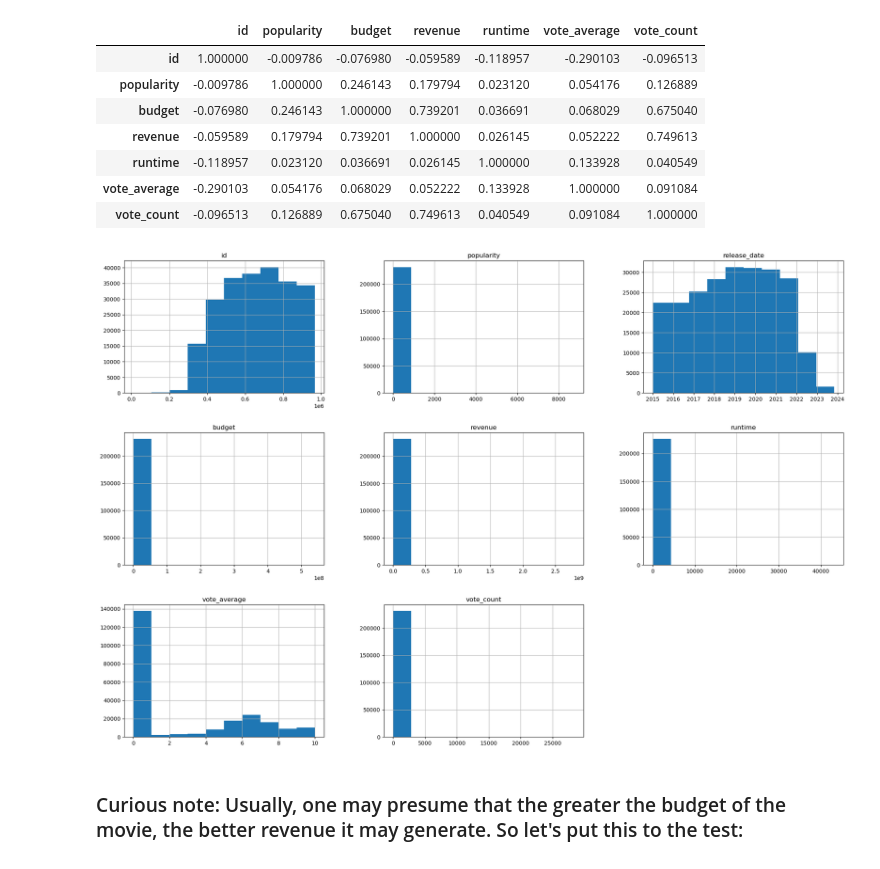
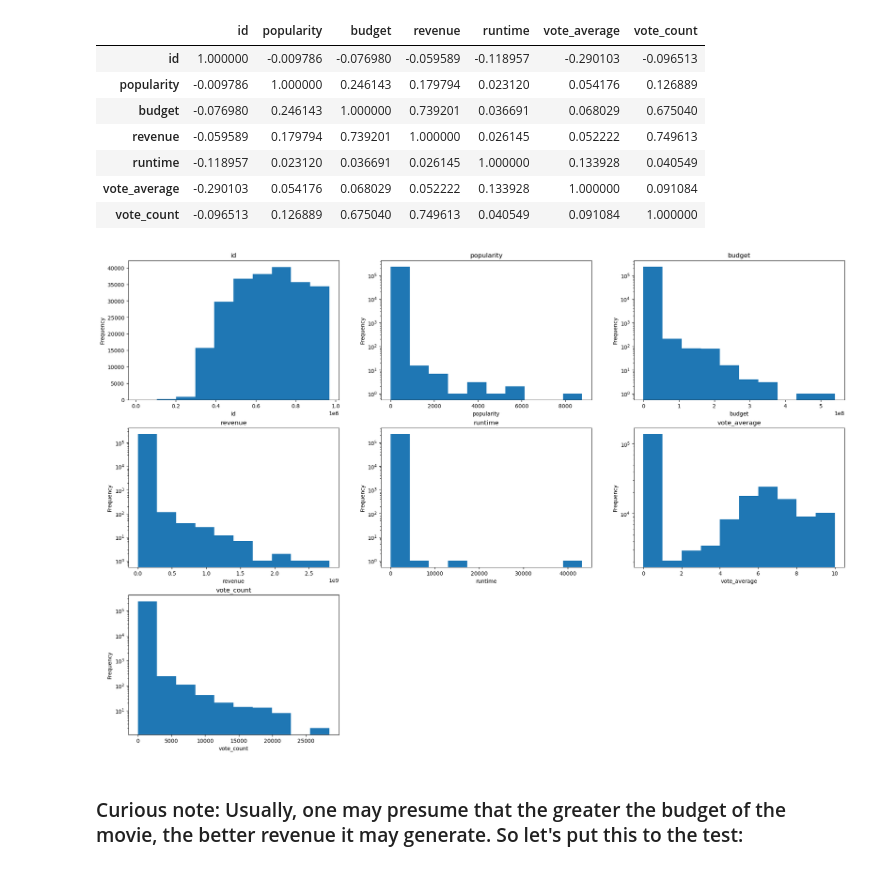
Before and after one commit to Jayant1Varma/Movie-Box-Office-predictor, a Jupyter notebook: Movie-revenue_predictor.ipynb, the cells around one changed output. Drawn from its saved outputs; the diff is of its cells as text; code cells hidden in the pictures.

```diff
--- a/Movie-revenue_predictor.ipynb
+++ b/Movie-revenue_predictor.ipynb
@@ -193,9 +195,42 @@ corr_matrix
 | runtime | -0.118957 | 0.023120 | 0.036691 | 0.026145 | 1.000000 | 0.133928 | 0.040549 |
 | vote_average | -0.290103 | 0.054176 | 0.068029 | 0.052222 | 0.133928 | 1.000000 | 0.091084 |
 | vote_count | -0.096513 | 0.126889 | 0.675040 | 0.749613 | 0.040549 | 0.091084 | 1.000000 |
-# %%
-movies.hist(figsize=(24, 16))
-plt.show()
-# %% [output]
-[figure, removed]
+# %%
+import matplotlib.pyplot as plt
+
+numerical_columns = movies.select_dtypes(include='number').columns
+
+num_plots = len(numerical_columns)
+rows = 3
+cols = 3
+
+fig, axes = plt.subplots(rows, cols, figsize=(24, 16))
+
+for i, column in enumerate(numerical_columns):
+    row = i // cols
+    col = i % cols
+    movies[column].plot(kind='hist', ax=axes[row, col])
+    axes[row, col].set_title(column)
+
+    # Access and modify x-axis properties
+    axes[row, col].set_xlabel(numerical_columns[i])
+    # You can set ticks, limits, etc., for the x-axis similarly
+
+    # Access and modify y-axis properties
+    axes[row, col].set_ylabel('Frequency')
+    # You can set ticks, limits, etc., for the y-axis similarly
+
+fig.delaxes(axes[2,1])
+fig.delaxes(axes[2,2])
+
+axes[0,1].set_yscale('log')
+axes[0,2].set_yscale('log')
+axes[1,0].set_yscale('log')
+axes[1,1].set_yscale('log')
+axes[1,2].set_yscale('log')
+axes[2,0].set_yscale('log')
+
+plt.show()
+# %% [output]
+[figure, added]
 # %%
```
Also changed, not shown: parts of 36 cells of this notebook.
